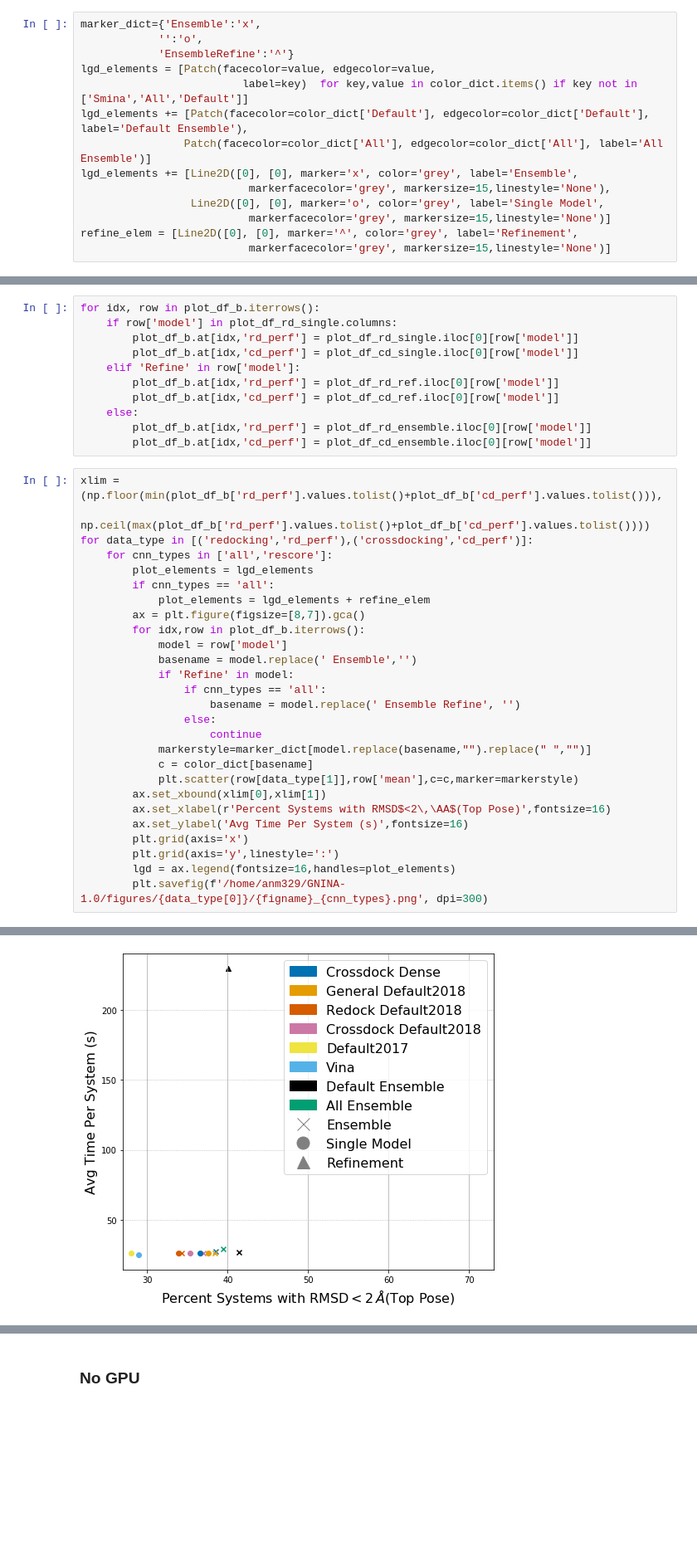
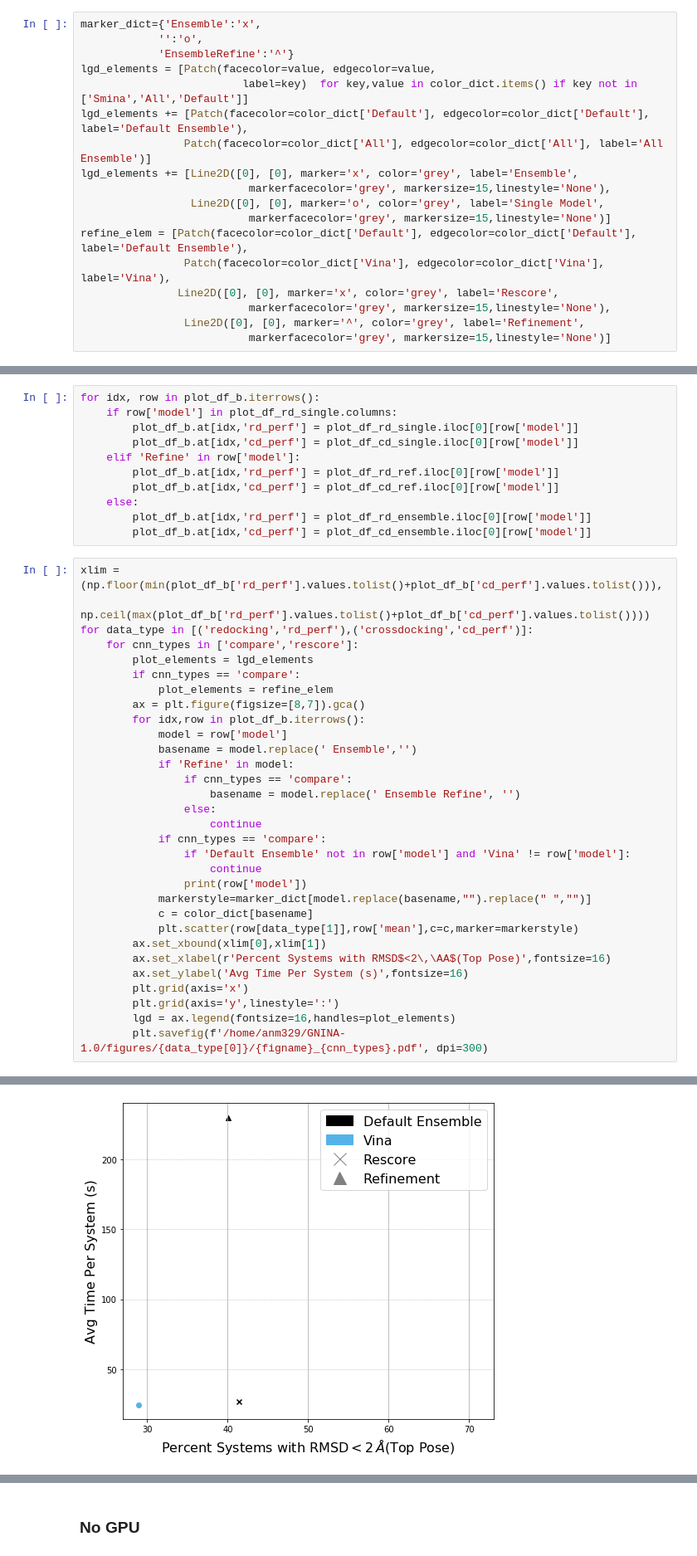
Before and after one commit to dkoes/GNINA-1.0, a Jupyter notebook: MakeFinalGraphs.ipynb, the cells around one changed output, grey strips where cells are left out. Shown at 83% size. Drawn from its saved outputs; the diff is of its cells as text; blank space fills up the shorter version.

Commit message:
updated rescore/refine bench comparison, final rough rough draft

```diff
--- a/MakeFinalGraphs.ipynb
+++ b/MakeFinalGraphs.ipynb
@@ -678,7 +678,11 @@ lgd_elements += [Line2D([0], [0], marker='x', color='grey', label='Ensemble',
                           markerfacecolor='grey', markersize=15,linestyle='None'),
                  Line2D([0], [0], marker='o', color='grey', label='Single Model',
                           markerfacecolor='grey', markersize=15,linestyle='None')]
-refine_elem = [Line2D([0], [0], marker='^', color='grey', label='Refinement',
+refine_elem = [Patch(facecolor=color_dict['Default'], edgecolor=color_dict['Default'], label='Default Ensemble'),
+                Patch(facecolor=color_dict['Vina'], edgecolor=color_dict['Vina'], label='Vina'),
+               Line2D([0], [0], marker='x', color='grey', label='Rescore',
+                          markerfacecolor='grey', markersize=15,linestyle='None'),
+                Line2D([0], [0], marker='^', color='grey', label='Refinement',
                           markerfacecolor='grey', markersize=15,linestyle='None')]
 # %%
 filename='rescore_single_models.csv'
@@ -711,19 +715,23 @@ for idx, row in plot_df_b.iterrows():
 xlim = (np.floor(min(plot_df_b['rd_perf'].values.tolist()+plot_df_b['cd_perf'].values.tolist())),
             np.ceil(max(plot_df_b['rd_perf'].values.tolist()+plot_df_b['cd_perf'].values.tolist())))
 for data_type in [('redocking','rd_perf'),('crossdocking','cd_perf')]:
-    for cnn_types in ['all','rescore']:
+    for cnn_types in ['compare','rescore']:
         plot_elements = lgd_elements
-        if cnn_types == 'all':
-            plot_elements = lgd_elements + refine_elem
+        if cnn_types == 'compare':
+            plot_elements = refine_elem
         ax = plt.figure(figsize=[8,7]).gca()
         for idx,row in plot_df_b.iterrows():
             model = row['model']
             basename = model.replace(' Ensemble','')
             if 'Refine' in model:
-                if cnn_types == 'all':
+                if cnn_types == 'compare':
                     basename = model.replace(' Ensemble Refine', '')
                 else:
                     continue
+            if cnn_types == 'compare':
+                if 'Default Ensemble' not in row['model'] and 'Vina' != row['model']:
+                    continue
+                print(row['model'])
             markerstyle=marker_dict[model.replace(basename,"").replace(" ","")]
             c = color_dict[basename]
             plt.scatter(row[data_type[1]],row['mean'],c=c,marker=markerstyle)
@@ -733,5 +741,5 @@ for data_type in [('redocking','rd_perf'),('crossdocking','cd_perf')]:
         plt.grid(axis='x')
         plt.grid(axis='y',linestyle=':')
         lgd = ax.legend(fontsize=16,handles=plot_elements)
-        plt.savefig(f'/home/anm329/GNINA-1.0/figures/{data_type[0]}/{figname}_{cnn_types}.png', dpi=300)
+        plt.savefig(f'/home/anm329/GNINA-1.0/figures/{data_type[0]}/{figname}_{cnn_types}.pdf', dpi=300)
 # %% [output]
@@ -739,5 +753,5 @@ for data_type in [('redocking','rd_perf'),('crossdocking','cd_perf')]:
 [figure]
-[figure, old version]
+[figure, new version]
 [figure]
 # %% [markdown]
 ### No GPU
```
Also changed, not shown: parts of 25 cells of this notebook, 35 other files.
